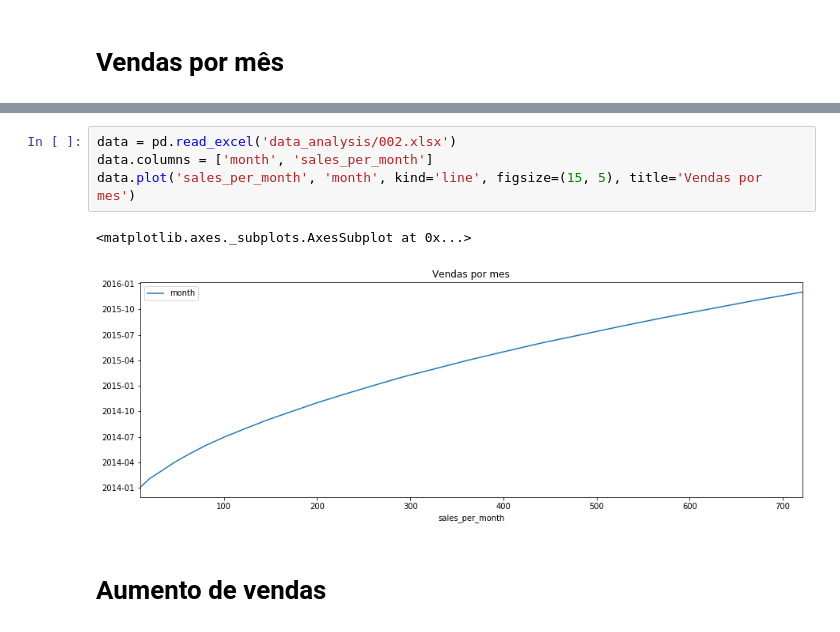
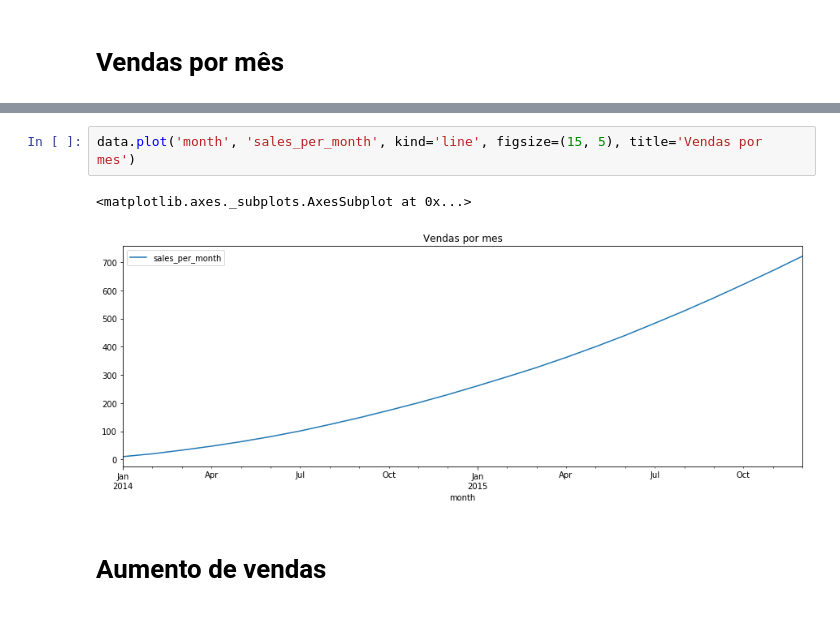
Before and after one commit to flaviogf/courses, a Jupyter notebook: alura/curso_data_analysis_trabalhando_com_dados/sales_analysis.ipynb, the cells around one changed output, grey strips where cells are left out. Cells and saved outputs as stored; diff of their text form.

```diff
--- a/alura/curso_data_analysis_trabalhando_com_dados/sales_analysis.ipynb
+++ b/alura/curso_data_analysis_trabalhando_com_dados/sales_analysis.ipynb
@@ -8,10 +31,8 @@ import seaborn as sns
 # %%
-data = pd.read_excel('data_analysis/002.xlsx')
-data.columns = ['month', 'sales_per_month']
-data.plot('sales_per_month', 'month', kind='line', figsize=(15, 5), title='Vendas por mes')
+data.plot('month', 'sales_per_month', kind='line', figsize=(15, 5), title='Vendas por mes')
 # %% [output]
 <matplotlib.axes._subplots.AxesSubplot at 0x...>
-[figure, old version]
+[figure, new version]
 # %% [markdown]
 # Aumento de vendas
 # %%
```
Also changed, not shown: parts of 9 cells of this notebook.
